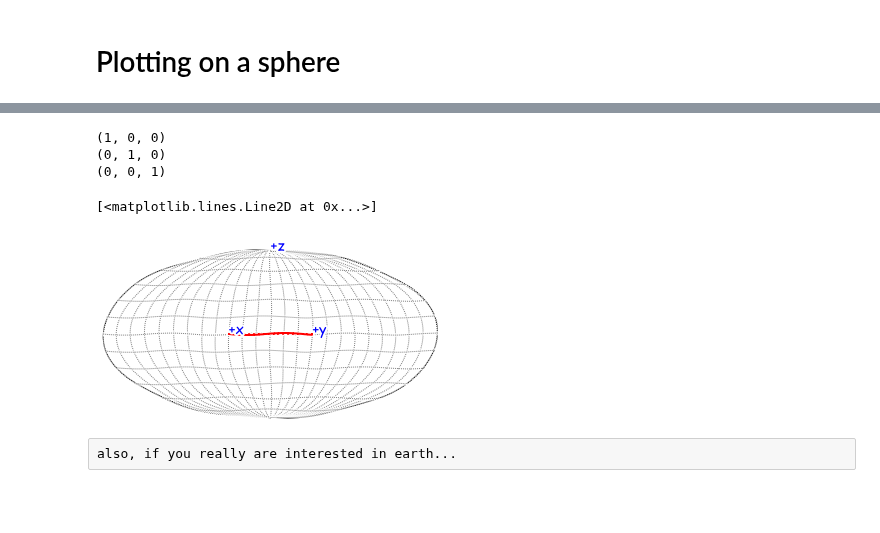
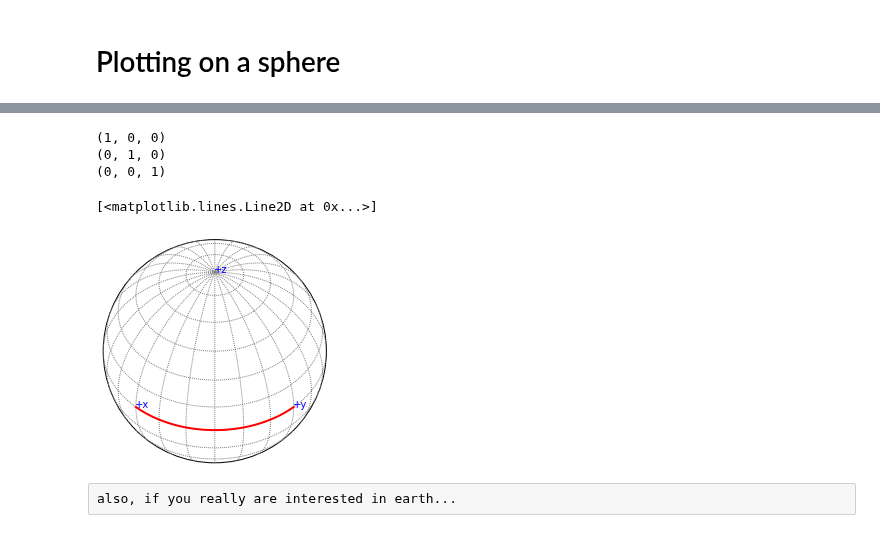
Before and after one commit to sbu-python-class/python-science, a Jupyter notebook: lectures/03-matplotlib/matplotlib-basics.ipynb, the cells around one changed output, grey strips where cells are left out. Cells and saved outputs as stored; diff of their text form; code cells hidden in the pictures; blank space fills up the shorter version.

```diff
--- a/lectures/03-matplotlib/matplotlib-basics.ipynb
+++ b/lectures/03-matplotlib/matplotlib-basics.ipynb
@@ -130,16 +134,16 @@ matplotlib can't deal with true 3-d data (i.e., x,y,z + a value), but it can plo
 # %%
 from mpl_toolkits.mplot3d import Axes3D
-fig = pylab.figure()
+fig = plt.figure()
 ax = fig.gca(projection="3d")
 
 # parametric curves
 N = 100
-theta = numpy.linspace(-4*numpy.pi, 4*numpy.pi, N)
-z = numpy.linspace(-2, 2, N)
+theta = np.linspace(-4*np.pi, 4*np.pi, N)
+z = np.linspace(-2, 2, N)
 r = z**2 + 1
 
-x = r*numpy.sin(theta)
-y = r*numpy.cos(theta)
+x = r*np.sin(theta)
+y = r*np.cos(theta)
 
 ax.plot(x,y,z)
 # %% [output]
@@ -196,51 +200,49 @@ This also illustrates getting access to a matplotlib toolkit
 # %%
 def to_lonlat(x,y,z):
     SMALL = 1.e-100
-    rho = numpy.sqrt((x + SMALL)**2 + (y + SMALL)**2)
-    R = numpy.sqrt(rho**2 + (z + SMALL)**2)
+    rho = np.sqrt((x + SMALL)**2 + (y + SMALL)**2)
+    R = np.sqrt(rho**2 + (z + SMALL)**2)
 
-    theta = numpy.degrees(numpy.arctan2(rho, z + SMALL))
-    phi = numpy.degrees(numpy.arctan2(y + SMALL, x + SMALL))
+    theta = np.degrees(np.arctan2(rho, z + SMALL))
+    phi = np.degrees(np.arctan2(y + SMALL, x + SMALL))
 
     # latitude is 90 - the spherical theta
     return (phi, 90-theta)
 
 
 from mpl_toolkits.basemap import Basemap
 
-# other projections are allowed, e.g. "moll"
-map = Basemap(projection='moll', lat_0 = 45, lon_0 = 45,
+# other projections are allowed, e.g. "ortho", moll"
+map = Basemap(projection='ortho', lat_0 = 45, lon_0 = 45,
               resolution = 'l', area_thresh = 1000.)
 
 map.drawmapboundary()
 
-map.drawmeridians(numpy.arange(0, 360, 15), color="0.5", latmax=90)
-map.drawparallels(numpy.arange(-90, 90, 15), color="0.5", latmax=90) #, labels=[1,0,0,1])
+map.drawmeridians(np.arange(0, 360, 15), color="0.5", latmax=90)
+map.drawparallels(np.arange(-90, 90, 15), color="0.5", latmax=90) #, labels=[1,0,0,1])
 
 # unit vectors (+x, +y, +z)
 points = [(1,0,0), (0,1,0), (0,0,1)]
 labels = ["+x", "+y", "+z"]
 
-i = 0
-while i < len(points):
+for i in range(len(points)):
     p = points[i]
-    print p
+    print(p)
     lon, lat = to_lonlat(p[0], p[1], p[2])
     xp, yp = map(lon, lat)
-    s = pylab.text(xp, yp, labels[i], color="b", zorder=10)
-    i += 1
+    s = plt.text(xp, yp, labels[i], color="b", zorder=10)
 
 # draw a great circle arc between two points
 lats = [0, 0]
 lons = [0, 90]
 
 map.drawgreatcircle(lons[0], lats[0], lons[1], lats[1], linewidth=2, color="r")
 # %% [output]
 (1, 0, 0)
 (0, 1, 0)
 (0, 0, 1)
 [<matplotlib.lines.Line2D at 0x...>]
-[figure, old version]
+[figure, new version]
 # %% [raw]
 also, if you really are interested in earth...
 # %%
```
Also changed, not shown: parts of 46 cells of this notebook.
